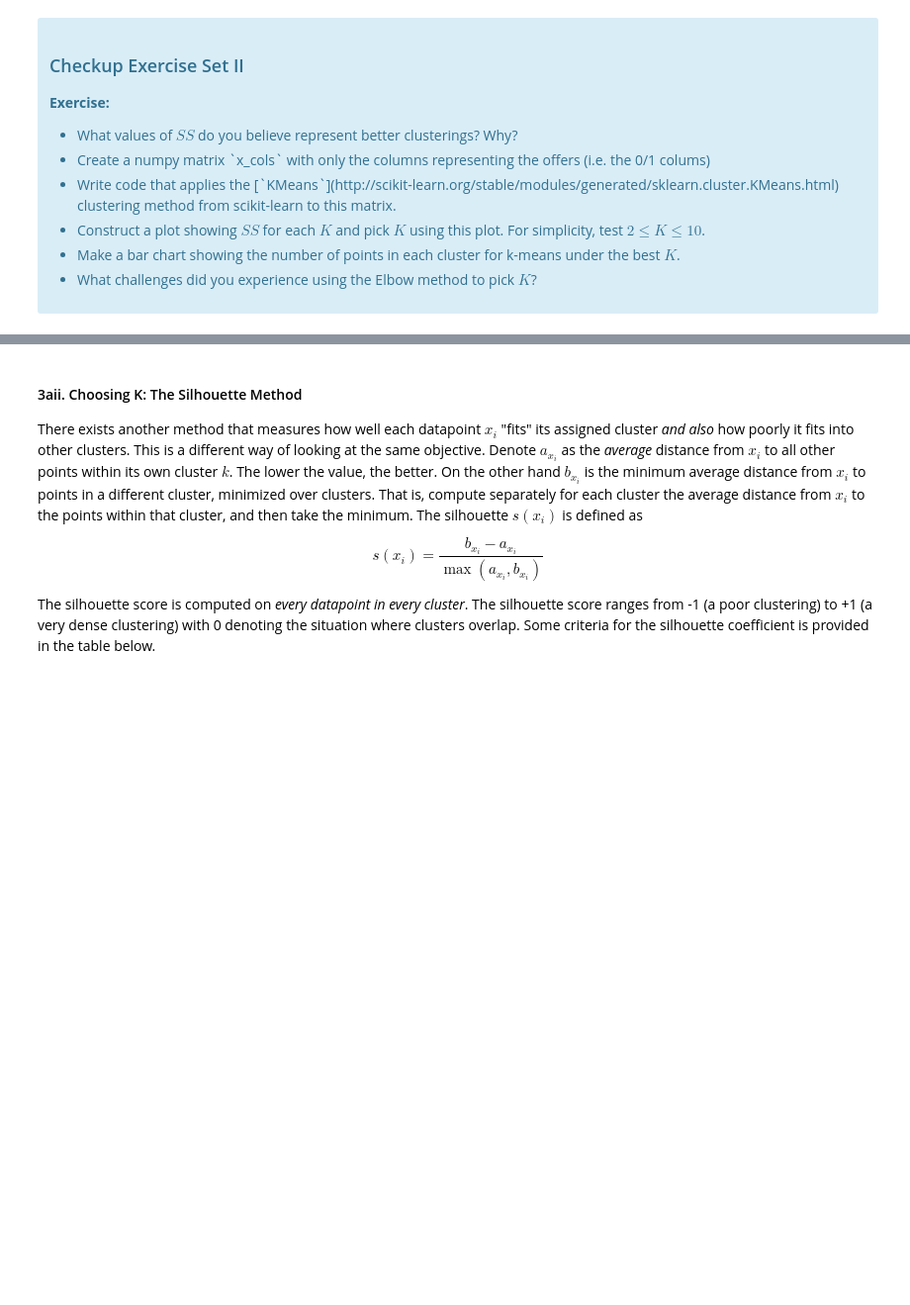
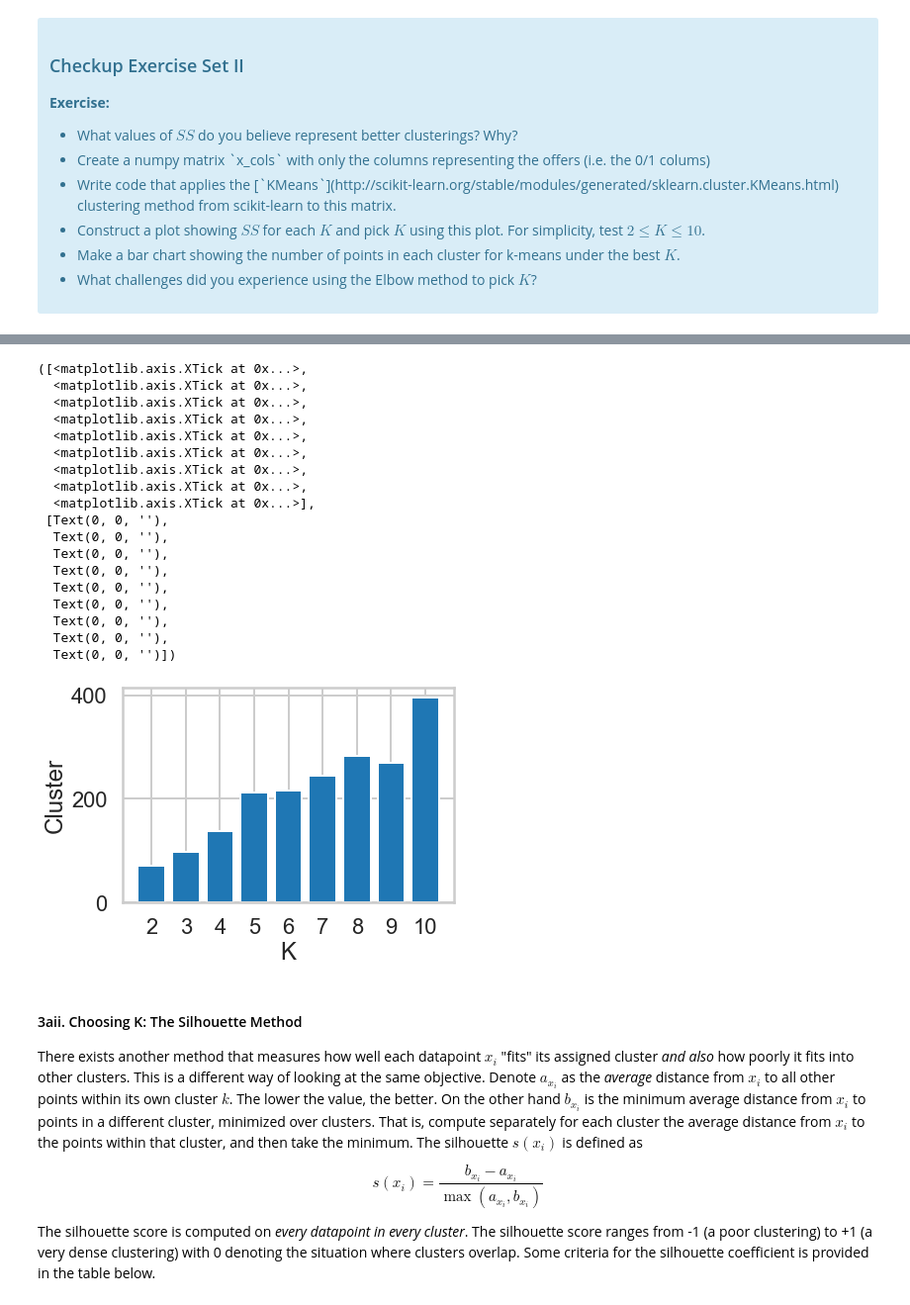
Before and after one commit to mitty4/misc_data_science, a Jupyter notebook: 1602764303_Clustering_Case_Study_updated_10_15_2020/Clustering Case Study - Customer Segmentation with K-Means - Tier 3.ipynb, the cells around one changed output, grey strips where cells are left out. Shown at 99% size. Drawn from its saved outputs; the diff is of its cells as text; code cells hidden in the pictures; blank space fills up the shorter version.

```diff
--- a/1602764303_Clustering_Case_Study_updated_10_15_2020/Clustering Case Study - Customer Segmentation with K-Means - Tier 3.ipynb
+++ b/1602764303_Clustering_Case_Study_updated_10_15_2020/Clustering Case Study - Customer Segmentation with K-Means - Tier 3.ipynb
@@ -143,3 +161,28 @@ where $x_i$ is a point, $C_k$ represents cluster $k$ and $\mu_k$ is the centroid
+# %%
+plt.bar(range(2,11), count, align='center')
+plt.xlabel('K')
+plt.ylabel('Cluster')
+plt.xticks(range(2,11))
+# %% [output]
+([<matplotlib.axis.XTick at 0x...>,
+  <matplotlib.axis.XTick at 0x...>,
+  <matplotlib.axis.XTick at 0x...>,
+  <matplotlib.axis.XTick at 0x...>,
+  <matplotlib.axis.XTick at 0x...>,
+  <matplotlib.axis.XTick at 0x...>,
+  <matplotlib.axis.XTick at 0x...>,
+  <matplotlib.axis.XTick at 0x...>,
+  <matplotlib.axis.XTick at 0x...>],
+ [Text(0, 0, ''),
+  Text(0, 0, ''),
+  Text(0, 0, ''),
+  Text(0, 0, ''),
+  Text(0, 0, ''),
+  Text(0, 0, ''),
+  Text(0, 0, ''),
+  Text(0, 0, ''),
+  Text(0, 0, '')])
+[figure, added]
 # %% [markdown]
 #### 3aii. Choosing K: The Silhouette Method
 
```
Also changed, not shown: parts of 15 cells of this notebook.
